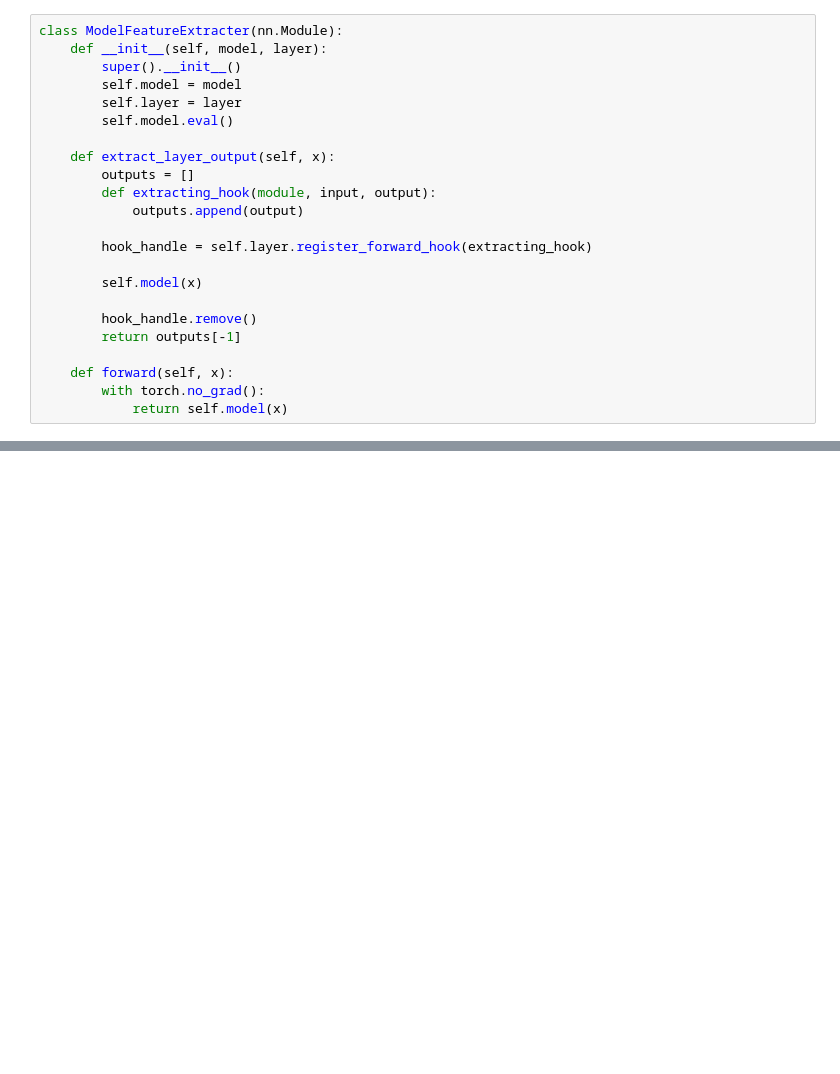
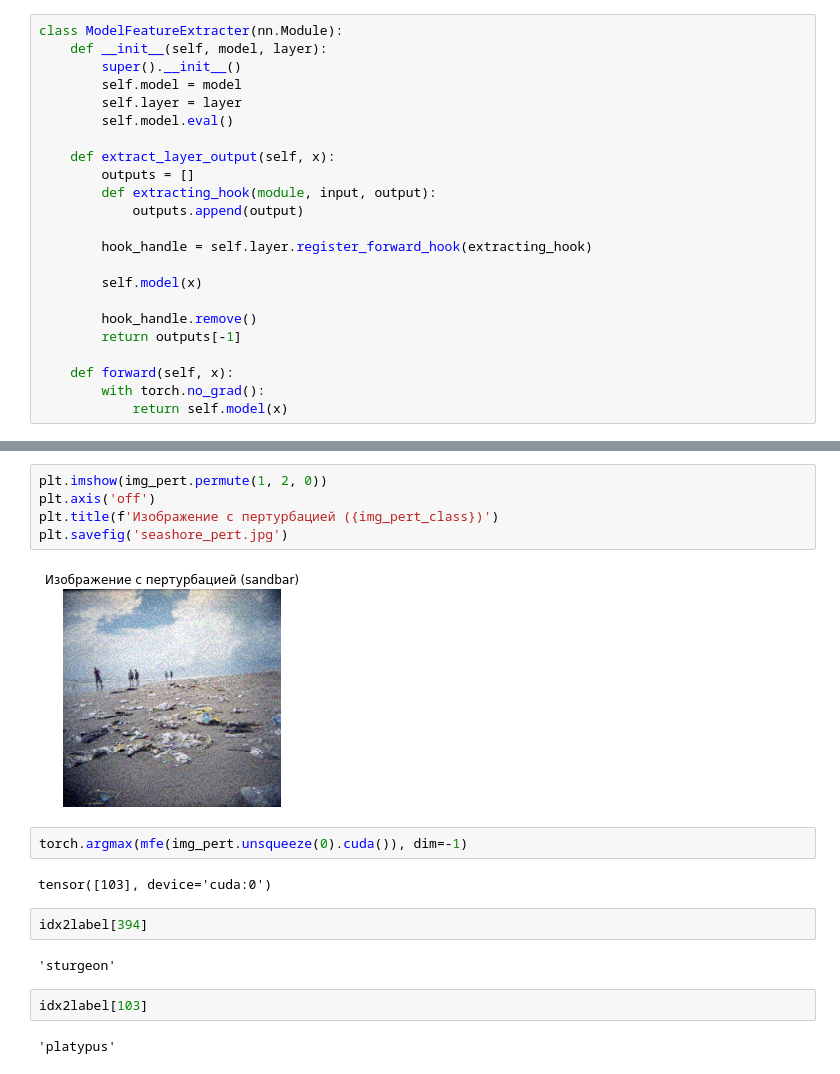
Before and after one commit to slayff/art_of_vectors_pytorch, a Jupyter notebook: draft.ipynb, the cells around one changed output, grey strips where cells are left out. Saved outputs shown, nothing was run; the diff lists cells and outputs as text; blank space fills up the shorter version.

```diff
--- a/draft.ipynb
+++ b/draft.ipynb
@@ -161,0 +312,19 @@ mv.shape
+# %%
+plt.imshow(img_pert.permute(1, 2, 0))
+plt.axis('off')
+plt.title(f'Изображение с пертурбацией ({img_pert_class})')
+plt.savefig('seashore_pert.jpg')
+# %% [output]
+[figure, added]
+# %%
+torch.argmax(mfe(img_pert.unsqueeze(0).cuda()), dim=-1)
+# %% [output]
+tensor([103], device='cuda:0')
+# %%
+idx2label[394]
+# %% [output]
+'sturgeon'
+# %%
+idx2label[103]
+# %% [output]
+'platypus'
```
Also changed, not shown: parts of 39 cells of this notebook, 1 other file.
